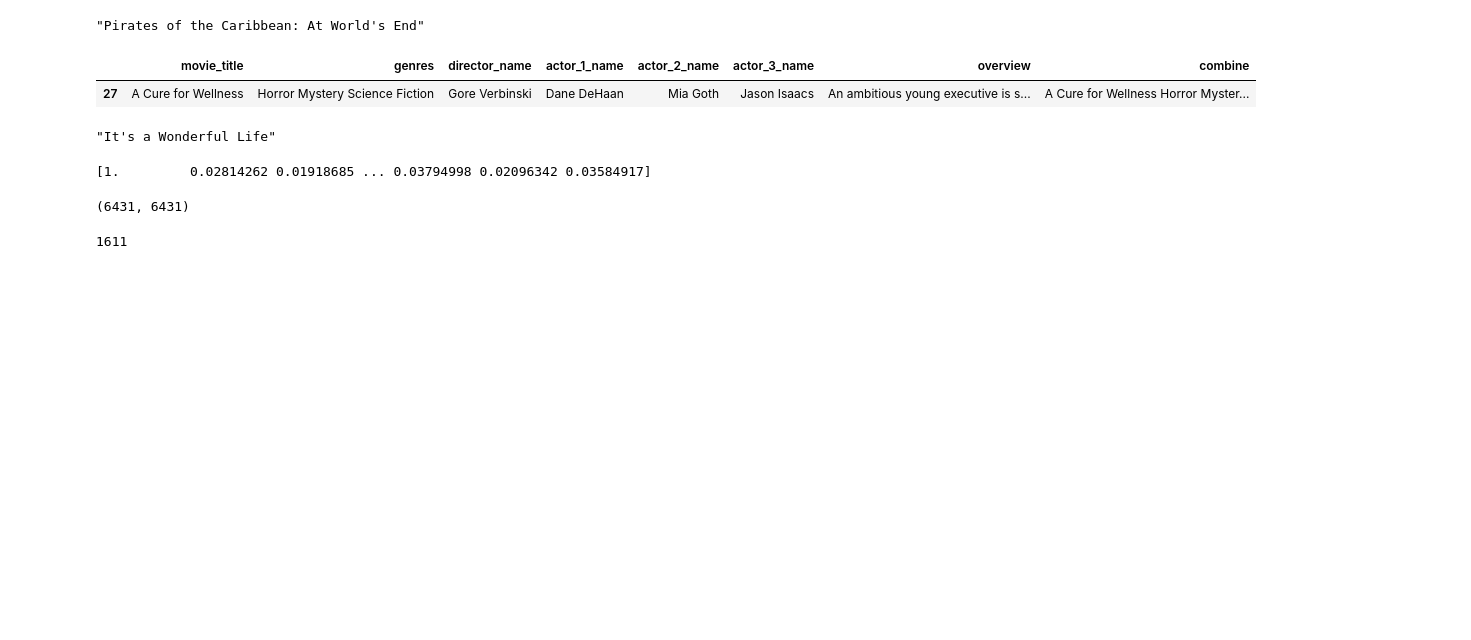
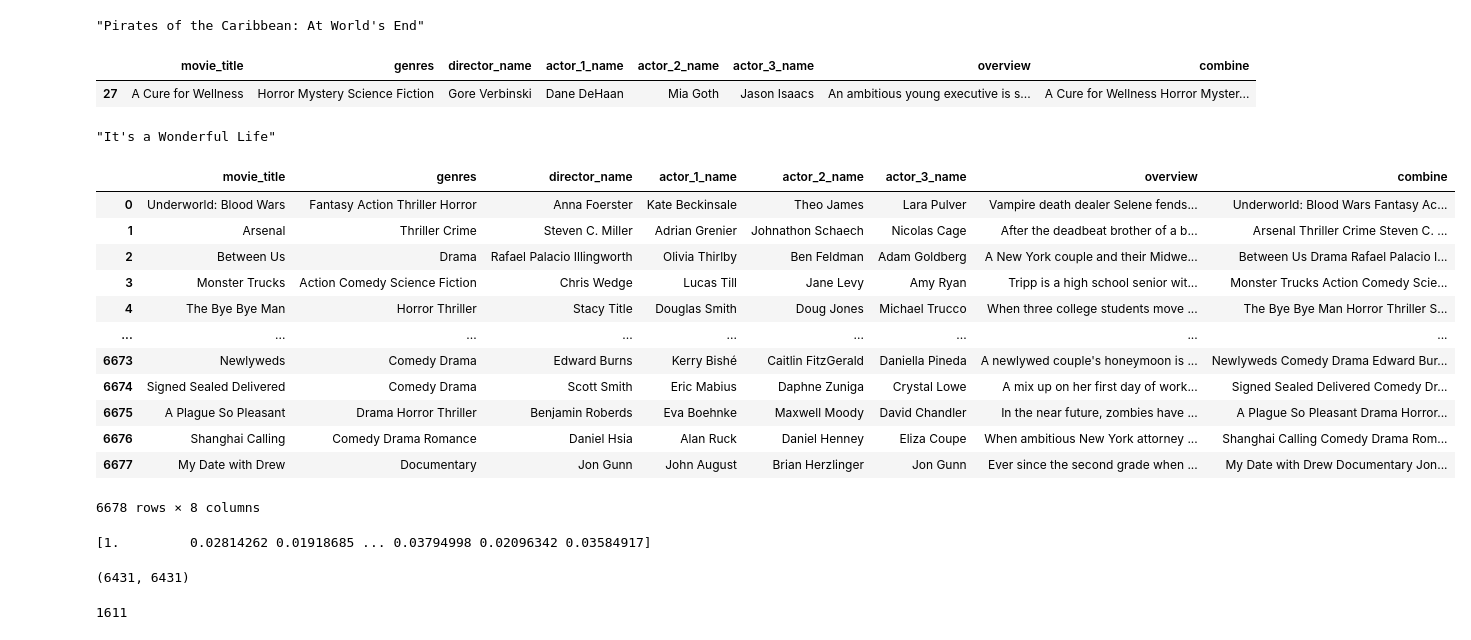
Before and after one commit to ohamnelson/Movie-Recommender-Engine, a Jupyter notebook: DataModelling.ipynb, the cells around one changed output. Cells and saved outputs as stored; diff of their text form; code cells hidden in the pictures; blank space fills up the shorter version.

```diff
--- a/DataModelling.ipynb
+++ b/DataModelling.ipynb
@@ -112,17 +92,33 @@ data["movie_title"][5526]
 # %%
 from sklearn.feature_extraction.text import CountVectorizer
 from sklearn.feature_extraction.text import TfidfVectorizer
 from sklearn.metrics.pairwise import cosine_similarity
 
 
-def create_similarity():
-    data = pd.read_csv('main_data.csv')
+def create_similarity(DataSet):
+    data = pd.read_csv(DataSet)
     # creating a count matrix
     cv = TfidfVectorizer()
-    count_matrix = cv.fit_transform(data['comb'])
+    count_matrix = cv.fit_transform(data["combine"])
     # creating a similarity score matrix
     similarity = cosine_similarity(count_matrix)
     return data,similarity
+
+create_similarity("MovieFinal.csv")[0]
+# %% [output]
+|  | movie_title | genres | director_name | actor_1_name | actor_2_name | actor_3_name | overview | combine |
+| 0 | Underworld: Blood Wars | Fantasy Action Thriller Horror | Anna Foerster | Kate Beckinsale | Theo James | Lara Pulver | Vampire death dealer Selene fends... | Underworld: Blood Wars Fantasy Ac... |
+| 1 | Arsenal | Thriller Crime | Steven C. Miller | Adrian Grenier | Johnathon Schaech | Nicolas Cage | After the deadbeat brother of a b... | Arsenal Thriller Crime Steven C. ... |
+| 2 | Between Us | Drama | Rafael Palacio Illingworth | Olivia Thirlby | Ben Feldman | Adam Goldberg | A New York couple and their Midwe... | Between Us Drama Rafael Palacio I... |
+| 3 | Monster Trucks | Action Comedy Science Fiction | Chris Wedge | Lucas Till | Jane Levy | Amy Ryan | Tripp is a high school senior wit... | Monster Trucks Action Comedy Scie... |
+| 4 | The Bye Bye Man | Horror Thriller | Stacy Title | Douglas Smith | Doug Jones | Michael Trucco | When three college students move ... | The Bye Bye Man Horror Thriller S... |
+| ... | ... | ... | ... | ... | ... | ... | ... | ... |
+| 6673 | Newlyweds | Comedy Drama | Edward Burns | Kerry Bishé | Caitlin FitzGerald | Daniella Pineda | A newlywed couple's honeymoon is ... | Newlyweds Comedy Drama Edward Bur... |
+| 6674 | Signed Sealed Delivered | Comedy Drama | Scott Smith | Eric Mabius | Daphne Zuniga | Crystal Lowe | A mix up on her first day of work... | Signed Sealed Delivered Comedy Dr... |
+| 6675 | A Plague So Pleasant | Drama Horror Thriller | Benjamin Roberds | Eva Boehnke | Maxwell Moody | David Chandler | In the near future, zombies have ... | A Plague So Pleasant Drama Horror... |
+| 6676 | Shanghai Calling | Comedy Drama Romance | Daniel Hsia | Alan Ruck | Daniel Henney | Eliza Coupe | When ambitious New York attorney ... | Shanghai Calling Comedy Drama Rom... |
+| 6677 | My Date with Drew | Documentary | Jon Gunn | John August | Brian Herzlinger | Jon Gunn | Ever since the second grade when ... | My Date with Drew Documentary Jon... |
+6678 rows × 8 columns
 # %%
 cv = TfidfVectorizer()
 count_matrix = cv.fit_transform(data["combine"])
```
Also changed, not shown: parts of 1 cell of this notebook, 2 other files.
